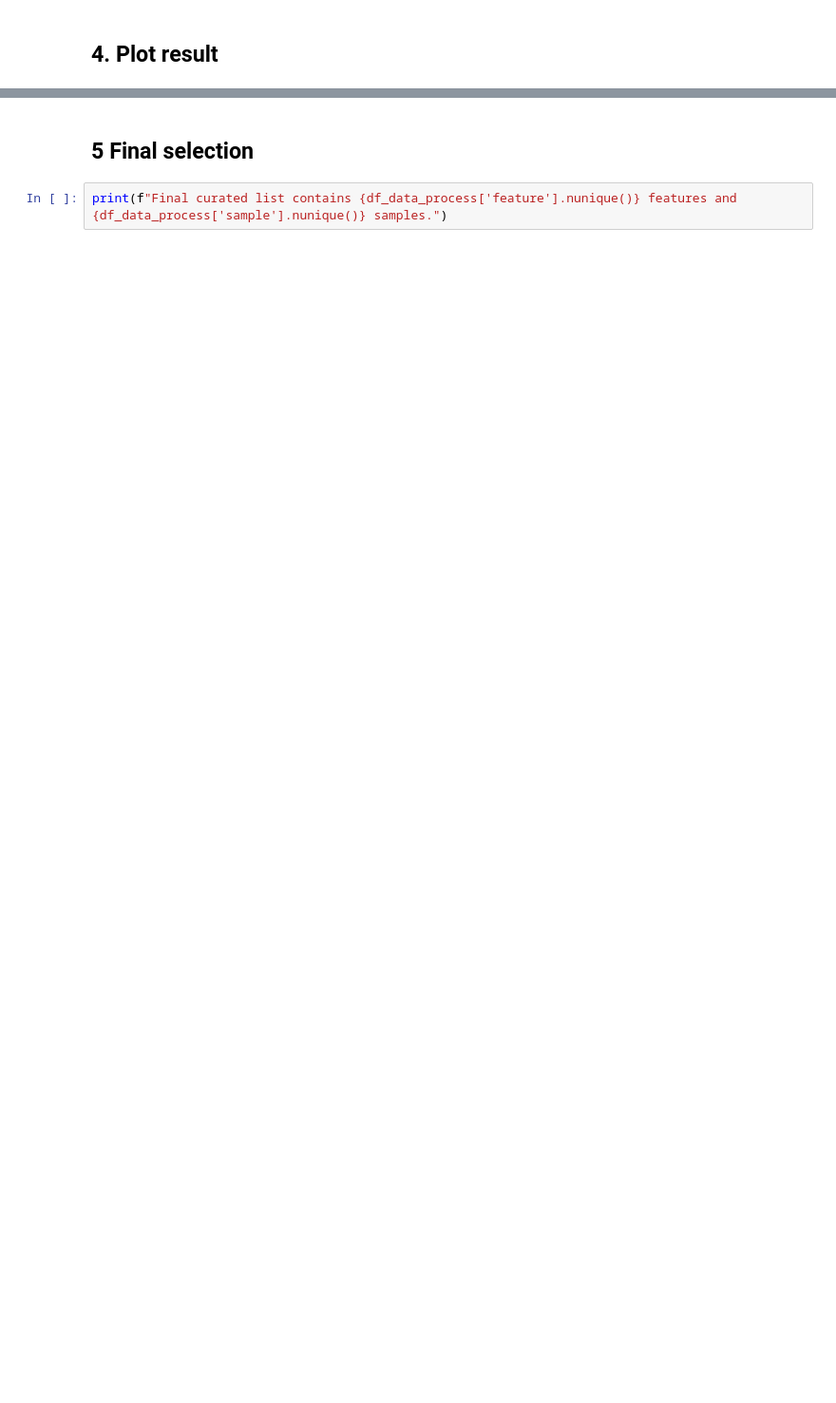
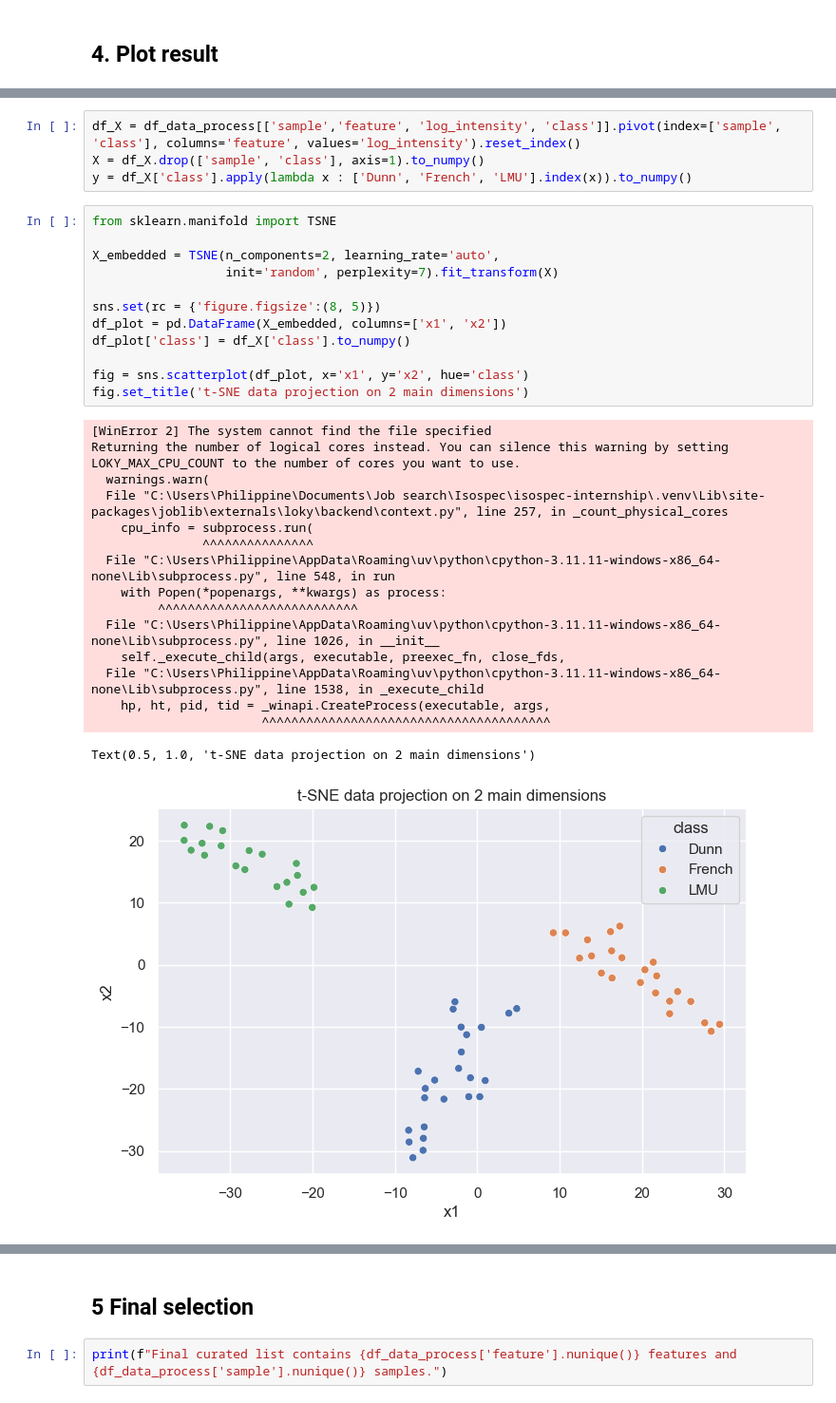
Before and after one commit to PhiCtl/glycan-biomarkers, a Jupyter notebook: src/data_processing/data_processing.ipynb, the cells around one changed output, grey strips where cells are left out. Shown at 95% size. Cells and saved outputs as stored; diff of their text form; blank space fills up the shorter version.

```diff
--- a/src/data_processing/data_processing.ipynb
+++ b/src/data_processing/data_processing.ipynb
@@ -216,0 +172,33 @@ After data processing and feature engineering, we can observe that most data poi
+# %%
+df_X = df_data_process[['sample','feature', 'log_intensity', 'class']].pivot(index=['sample', 'class'], columns='feature', values='log_intensity').reset_index()
+X = df_X.drop(['sample', 'class'], axis=1).to_numpy()
+y = df_X['class'].apply(lambda x : ['Dunn', 'French', 'LMU'].index(x)).to_numpy()
+# %%
+from sklearn.manifold import TSNE
+
+X_embedded = TSNE(n_components=2, learning_rate='auto',
+                  init='random', perplexity=7).fit_transform(X)
+
+sns.set(rc = {'figure.figsize':(8, 5)})
+df_plot = pd.DataFrame(X_embedded, columns=['x1', 'x2'])
+df_plot['class'] = df_X['class'].to_numpy()
+
+fig = sns.scatterplot(df_plot, x='x1', y='x2', hue='class')
+fig.set_title('t-SNE data projection on 2 main dimensions')
+# %% [output]
+[WinError 2] The system cannot find the file specified
+Returning the number of logical cores instead. You can silence this warning by setting LOKY_MAX_CPU_COUNT to the number of cores you want to use.
+  warnings.warn(
+  File "C:\Users\Philippine\Documents\Job search\Isospec\isospec-internship\.venv\Lib\site-packages\joblib\externals\loky\backend\context.py", line 257, in _count_physical_cores
+    cpu_info = subprocess.run(
+               ^^^^^^^^^^^^^^^
+  File "C:\Users\Philippine\AppData\Roaming\uv\python\cpython-3.11.11-windows-x86_64-none\Lib\subprocess.py", line 548, in run
+    with Popen(*popenargs, **kwargs) as process:
+         ^^^^^^^^^^^^^^^^^^^^^^^^^^^
+  File "C:\Users\Philippine\AppData\Roaming\uv\python\cpython-3.11.11-windows-x86_64-none\Lib\subprocess.py", line 1026, in __init__
+    self._execute_child(args, executable, preexec_fn, close_fds,
+  File "C:\Users\Philippine\AppData\Roaming\uv\python\cpython-3.11.11-windows-x86_64-none\Lib\subprocess.py", line 1538, in _execute_child
+    hp, ht, pid, tid = _winapi.CreateProcess(executable, args,
+                       ^^^^^^^^^^^^^^^^^^^^^^^^^^^^^^^^^^^^^^^
+Text(0.5, 1.0, 't-SNE data projection on 2 main dimensions')
+[figure, added]
```
Also changed, not shown: parts of 20 cells of this notebook, 1 other file.
